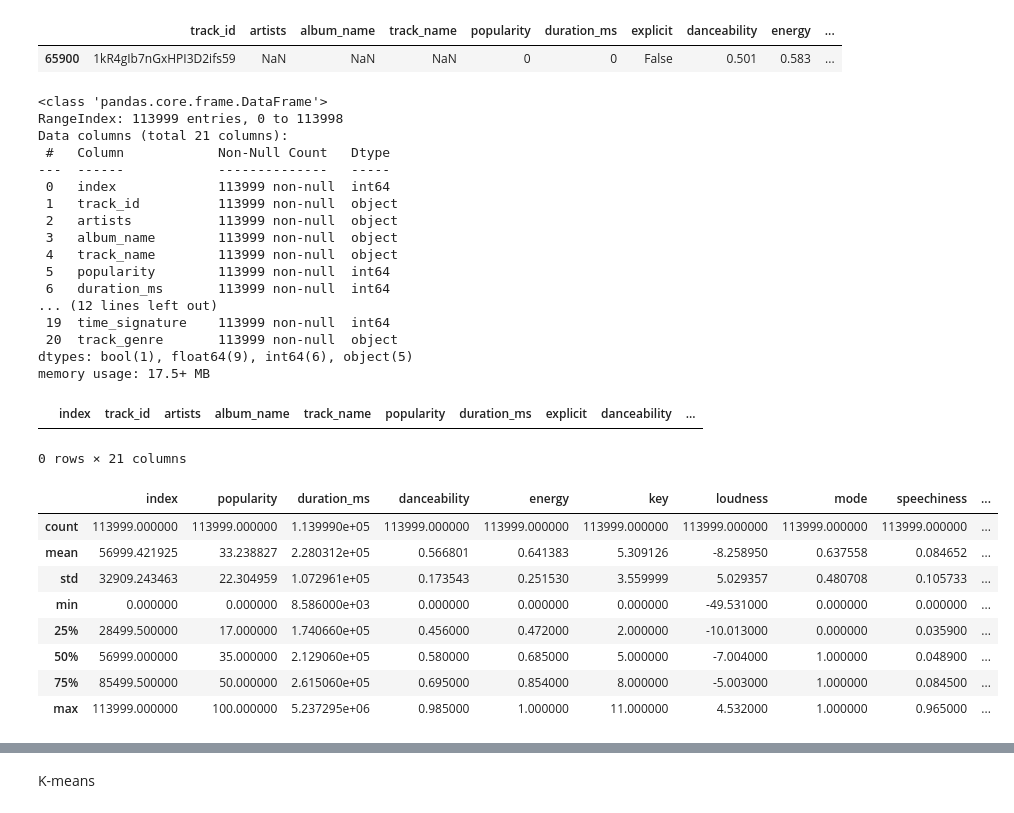
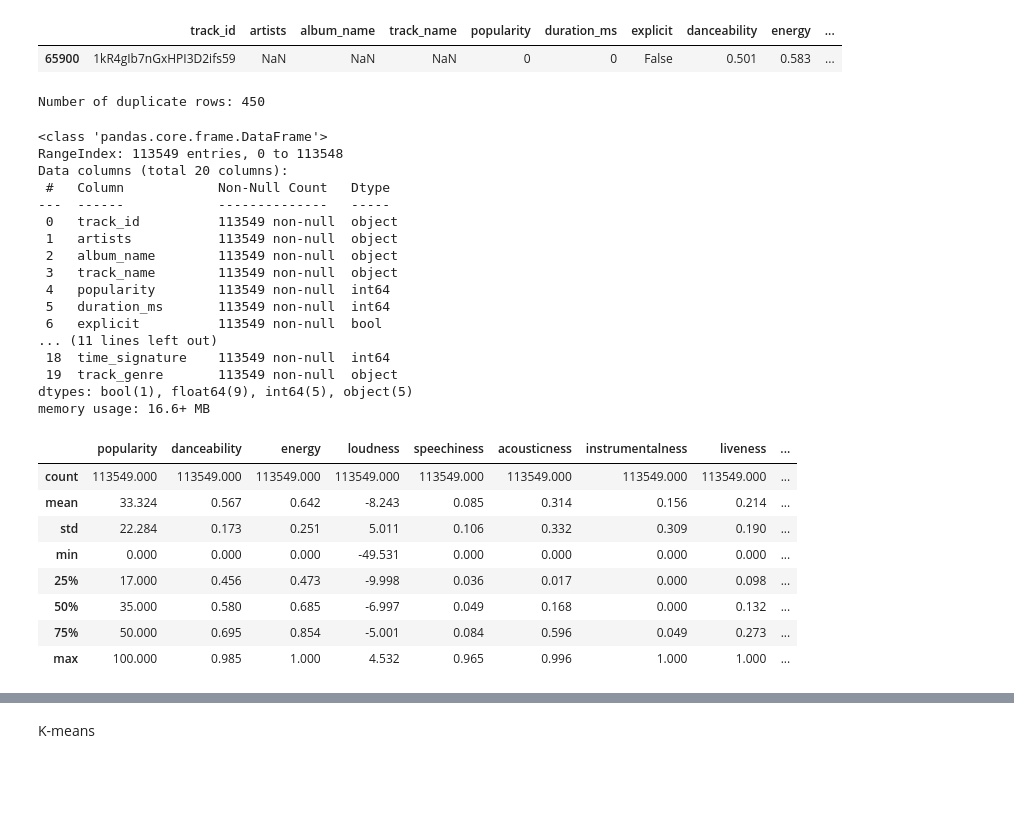
Before and after one commit to iinesclaro/ml2_projects, a Jupyter notebook: spotify_tracks_main.ipynb, the cells around one changed output, grey strips where cells are left out. Saved outputs shown, nothing was run; the diff lists cells and outputs as text; code cells hidden in the pictures; blank space fills up the shorter version.

```diff
--- a/spotify_tracks_main.ipynb
+++ b/spotify_tracks_main.ipynb
@@ -132,42 +115,44 @@ df_spotify[df_spotify['artists'].isna()]
 |  | track_id | artists | album_name | track_name | popularity | duration_ms | explicit | danceability | energy | ... |
 | 65900 | 1kR4gIb7nGxHPI3D2ifs59 | NaN | NaN | NaN | 0 | 0 | False | 0.501 | 0.583 | ... |
 # %%
-df_spotify.drop(65900, axis = 0, inplace = True)
-df_spotify.reset_index(inplace = True)
+df_spotify.dropna(inplace = True)
+n_dups = df_spotify.duplicated().sum()
+print(f"Number of duplicate rows: {n_dups}")
+df_spotify.drop_duplicates(inplace=True)
+df_spotify.reset_index(drop=True,inplace = True)
+# %% [output]
+Number of duplicate rows: 450
 # %%
 df_spotify.info()
 # %% [output]
 <class 'pandas.core.frame.DataFrame'>
-RangeIndex: 113999 entries, 0 to 113998
-Data columns (total 21 columns):
+RangeIndex: 113549 entries, 0 to 113548
+Data columns (total 20 columns):
  #   Column            Non-Null Count   Dtype
 ---  ------            --------------   -----
- 0   index             113999 non-null  int64
- 1   track_id          113999 non-null  object
- 2   artists           113999 non-null  object
- 3   album_name        113999 non-null  object
- 4   track_name        113999 non-null  object
- 5   popularity        113999 non-null  int64
- 6   duration_ms       113999 non-null  int64
-... (12 lines left out)
- 19  time_signature    113999 non-null  int64
- 20  track_genre       113999 non-null  object
-dtypes: bool(1), float64(9), int64(6), object(5)
-memory usage: 17.5+ MB
+ 0   track_id          113549 non-null  object
+ 1   artists           113549 non-null  object
+ 2   album_name        113549 non-null  object
+ 3   track_name        113549 non-null  object
+ 4   popularity        113549 non-null  int64
+ 5   duration_ms       113549 non-null  int64
+ 6   explicit          113549 non-null  bool
+... (11 lines left out)
+ 18  time_signature    113549 non-null  int64
+ 19  track_genre       113549 non-null  object
+dtypes: bool(1), float64(9), int64(5), object(5)
+memory usage: 16.6+ MB
-# %%
-df_spotify[df_spotify.duplicated()]
-# %% [output]
-|  | index | track_id | artists | album_name | track_name | popularity | duration_ms | explicit | danceability | ... |
-0 rows × 21 columns
 # %%
-df_spotify.describe()
+audio_cols = ['popularity', 'danceability', 'energy', 'loudness', 'speechiness',
+              'acousticness', 'instrumentalness', 'liveness', 'valence', 'tempo']
+df_spotify[audio_cols].describe().round(3)
 # %% [output]
-|  | index | popularity | duration_ms | danceability | energy | key | loudness | mode | speechiness | ... |
-| count | 113999.000000 | 113999.000000 | 1.139990e+05 | 113999.000000 | 113999.000000 | 113999.000000 | 113999.000000 | 113999.000000 | 113999.000000 | ... |
-| mean | 56999.421925 | 33.238827 | 2.280312e+05 | 0.566801 | 0.641383 | 5.309126 | -8.258950 | 0.637558 | 0.084652 | ... |
-| std | 32909.243463 | 22.304959 | 1.072961e+05 | 0.173543 | 0.251530 | 3.559999 | 5.029357 | 0.480708 | 0.105733 | ... |
-| min | 0.000000 | 0.000000 | 8.586000e+03 | 0.000000 | 0.000000 | 0.000000 | -49.531000 | 0.000000 | 0.000000 | ... |
-| 25% | 28499.500000 | 17.000000 | 1.740660e+05 | 0.456000 | 0.472000 | 2.000000 | -10.013000 | 0.000000 | 0.035900 | ... |
-| 50% | 56999.000000 | 35.000000 | 2.129060e+05 | 0.580000 | 0.685000 | 5.000000 | -7.004000 | 1.000000 | 0.048900 | ... |
-| 75% | 85499.500000 | 50.000000 | 2.615060e+05 | 0.695000 | 0.854000 | 8.000000 | -5.003000 | 1.000000 | 0.084500 | ... |
-| max | 113999.000000 | 100.000000 | 5.237295e+06 | 0.985000 | 1.000000 | 11.000000 | 4.532000 | 1.000000 | 0.965000 | ... |
+|  | popularity | danceability | energy | loudness | speechiness | acousticness | instrumentalness | liveness | ... |
+| count | 113549.000 | 113549.000 | 113549.000 | 113549.000 | 113549.000 | 113549.000 | 113549.000 | 113549.000 | ... |
+| mean | 33.324 | 0.567 | 0.642 | -8.243 | 0.085 | 0.314 | 0.156 | 0.214 | ... |
+| std | 22.284 | 0.173 | 0.251 | 5.011 | 0.106 | 0.332 | 0.309 | 0.190 | ... |
+| min | 0.000 | 0.000 | 0.000 | -49.531 | 0.000 | 0.000 | 0.000 | 0.000 | ... |
+| 25% | 17.000 | 0.456 | 0.473 | -9.998 | 0.036 | 0.017 | 0.000 | 0.098 | ... |
+| 50% | 35.000 | 0.580 | 0.685 | -6.997 | 0.049 | 0.168 | 0.000 | 0.132 | ... |
+| 75% | 50.000 | 0.695 | 0.854 | -5.001 | 0.084 | 0.596 | 0.049 | 0.273 | ... |
+| max | 100.000 | 0.985 | 1.000 | 4.532 | 0.965 | 0.996 | 1.000 | 1.000 | ... |
```
Also changed, not shown: parts of 23 cells of this notebook.
